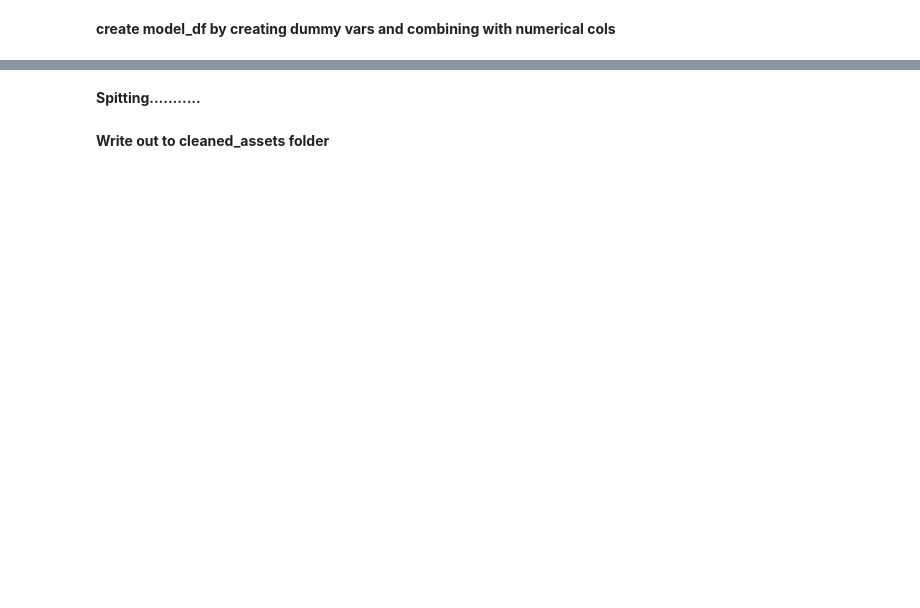
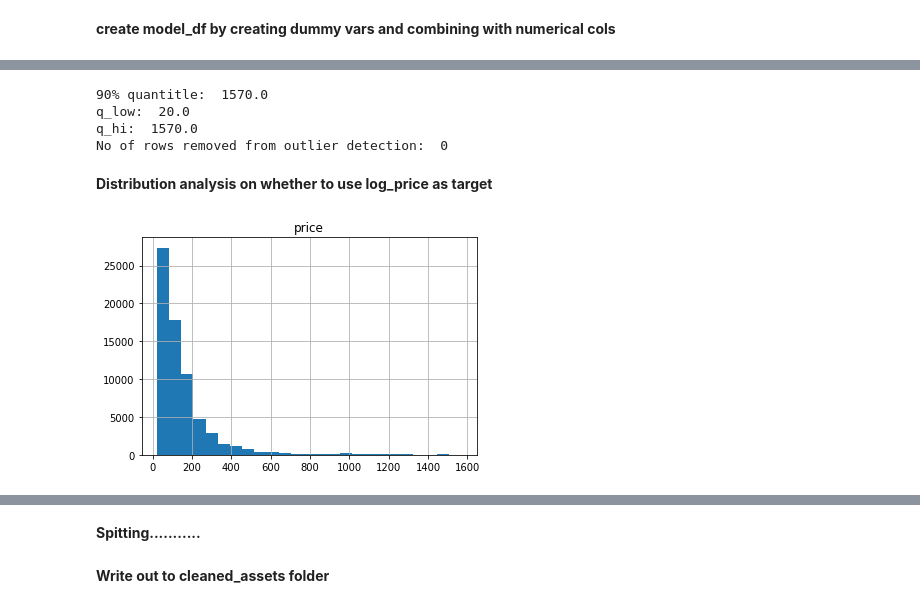
Before and after one commit to euisuck2/Deep-Learning-project-1, a Jupyter notebook: Split_test_train.ipynb, the cells around one changed output, grey strips where cells are left out. Drawn from its saved outputs; the diff is of its cells as text; code cells hidden in the pictures; blank space fills up the shorter version.

```diff
--- a/Split_test_train.ipynb
+++ b/Split_test_train.ipynb
@@ -92,0 +87,27 @@ total number of dummy variables: 138
+# %%
+# get original len
+original_len = len(model_df)
+
+# For price column, we get the threshold through 99% quantile
+threshold_price = model_df["price"].quantile(0.99)
+print("90% quantitle: ", threshold_price)
+
+q_low = model_df["price"].quantile(0.01)
+q_hi  = model_df["price"].quantile(0.99)
+
+print("q_low: ", q_low)
+print("q_hi: ", q_hi)
+
+model_df = model_df[(model_df["price"] < q_hi) & (model_df["price"] > q_low)]
+print("No of rows removed from outlier detection: ", original_len - len(df))
+# %% [output]
+90% quantitle:  1570.0
+q_low:  20.0
+q_hi:  1570.0
+No of rows removed from outlier detection:  0
+# %% [markdown]
+**Distribution analysis on whether to use log_price as target**
+# %%
+model_df.hist(column='price', bins = 25);
+# %% [output]
+[figure, added]
```
Also changed, not shown: parts of 7 cells of this notebook.
